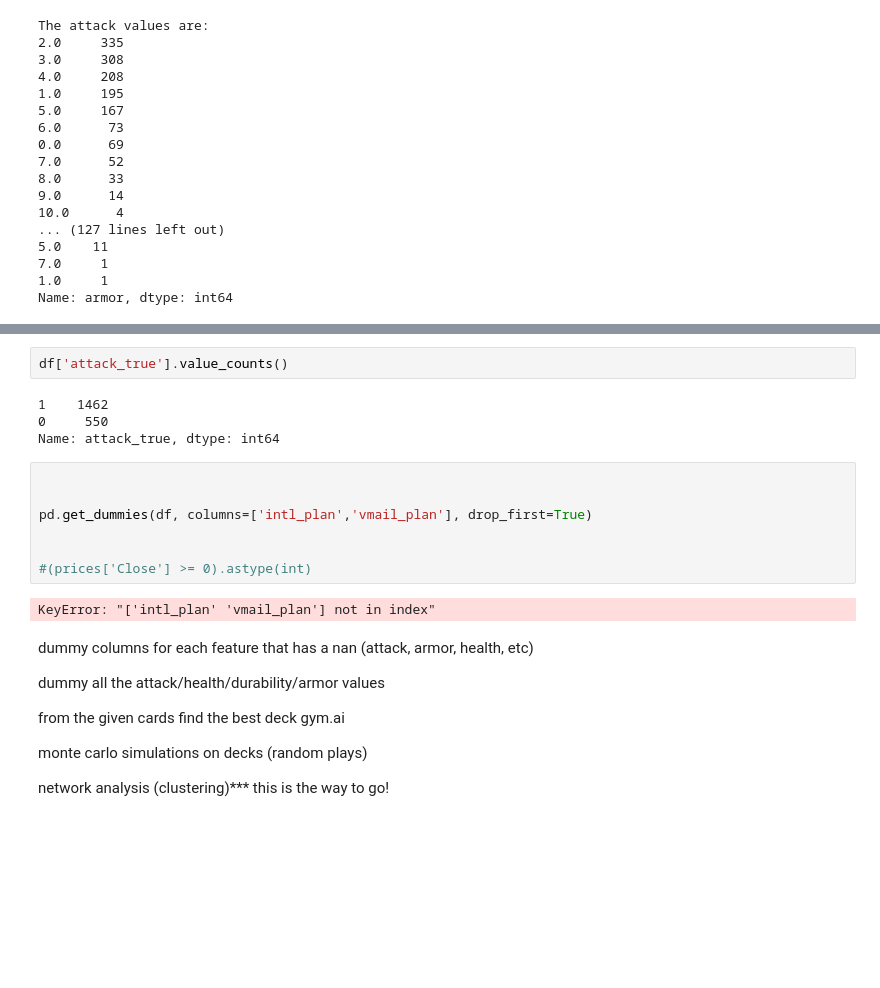
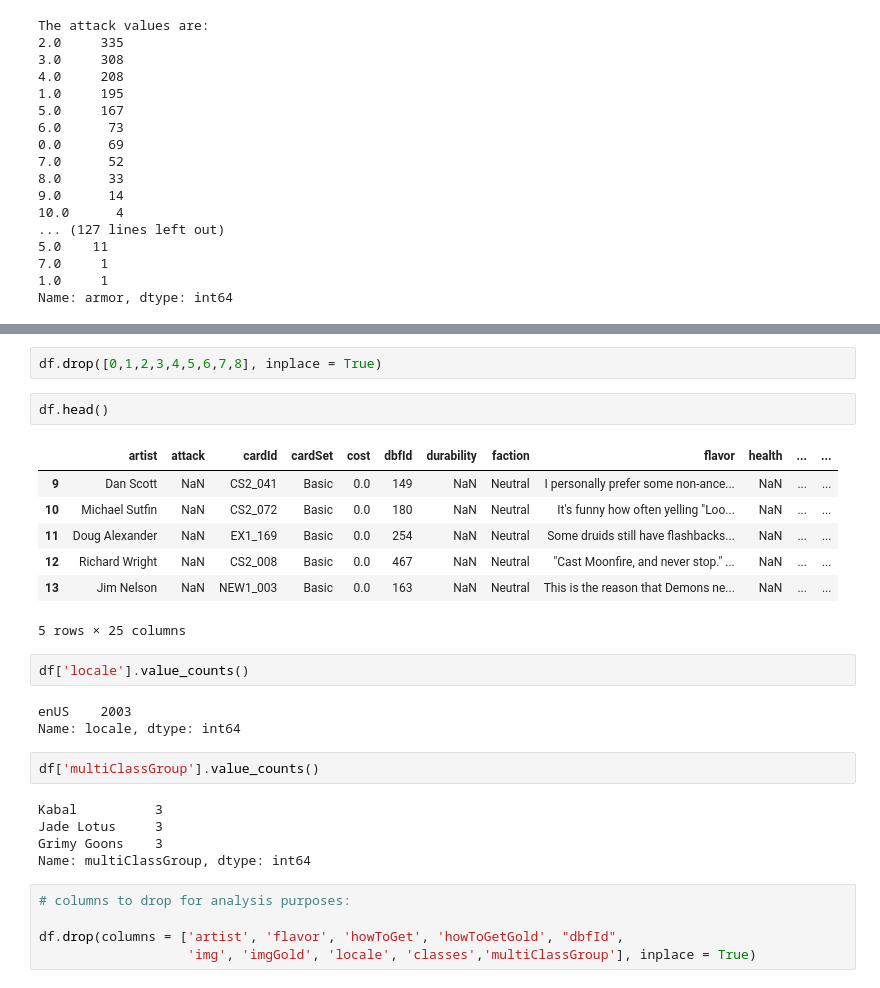
Before and after one commit to sarahberner/Capstone, a Jupyter notebook: 0.2 - EDA .ipynb, the cells around one changed output, grey strips where cells are left out. Cells and saved outputs as stored; diff of their text form; blank space fills up the shorter version.

```diff
--- a/0.2 - EDA .ipynb
+++ b/0.2 - EDA .ipynb
@@ -183,28 +192,29 @@ df['attack_true'] = df['attack'].map(f)
+# %%
+df.drop([0,1,2,3,4,5,6,7,8], inplace = True)
+# %%
+df.head()
+# %% [output]
+|  | artist | attack | cardId | cardSet | cost | dbfId | durability | faction | flavor | health | ... | ... |
+| 9 | Dan Scott | NaN | CS2_041 | Basic | 0.0 | 149 | NaN | Neutral | I personally prefer some non-ance... | NaN | ... | ... |
+| 10 | Michael Sutfin | NaN | CS2_072 | Basic | 0.0 | 180 | NaN | Neutral | It's funny how often yelling "Loo... | NaN | ... | ... |
+| 11 | Doug Alexander | NaN | EX1_169 | Basic | 0.0 | 254 | NaN | Neutral | Some druids still have flashbacks... | NaN | ... | ... |
+| 12 | Richard Wright | NaN | CS2_008 | Basic | 0.0 | 467 | NaN | Neutral | "Cast Moonfire, and never stop." ... | NaN | ... | ... |
+| 13 | Jim Nelson | NaN | NEW1_003 | Basic | 0.0 | 163 | NaN | Neutral | This is the reason that Demons ne... | NaN | ... | ... |
+5 rows × 25 columns
 # %%
-df['attack_true'].value_counts()
+df['locale'].value_counts()
 # %% [output]
-1    1462
-0     550
-Name: attack_true, dtype: int64
+enUS    2003
+Name: locale, dtype: int64
-# %%
-
-
-pd.get_dummies(df, columns=['intl_plan','vmail_plan'], drop_first=True)
-
-
-#(prices['Close'] >= 0).astype(int)
-# %% [output]
-KeyError: "['intl_plan' 'vmail_plan'] not in index"
-# %% [markdown]
-dummy columns for each feature that has a nan (attack, armor, health, etc)
-
-dummy all the attack/health/durability/armor values
-
-
-from the given cards find the best deck
-gym.ai
-
-monte carlo simulations on decks (random plays)
-
-
-network analysis (clustering)*** this is the way to go!
+# %%
+df['multiClassGroup'].value_counts()
+# %% [output]
+Kabal          3
+Jade Lotus     3
+Grimy Goons    3
+Name: multiClassGroup, dtype: int64
+# %%
+# columns to drop for analysis purposes:
+
+df.drop(columns = ['artist', 'flavor', 'howToGet', 'howToGetGold', "dbfId",
+                   'img', 'imgGold', 'locale', 'classes','multiClassGroup'], inplace = True)
```
Also changed, not shown: parts of 36 cells of this notebook, 7 other files.
